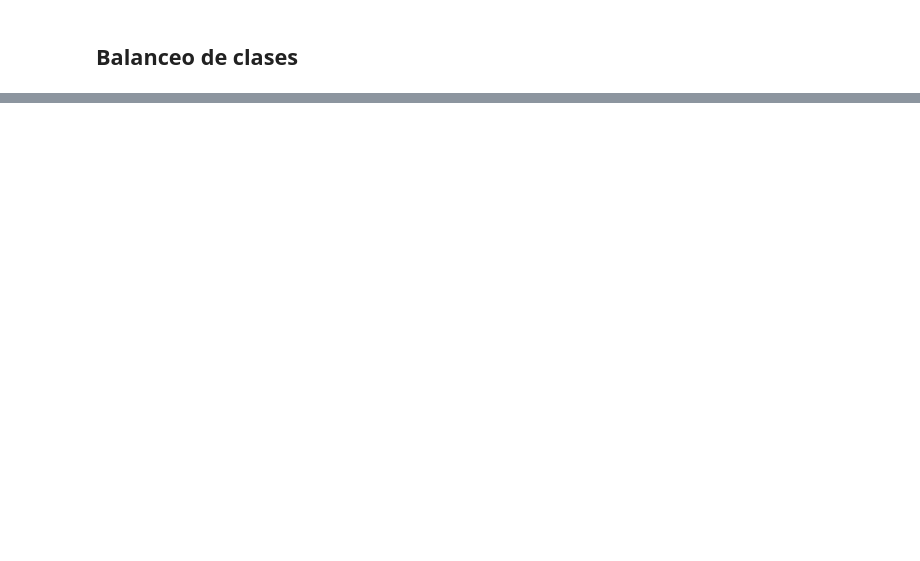
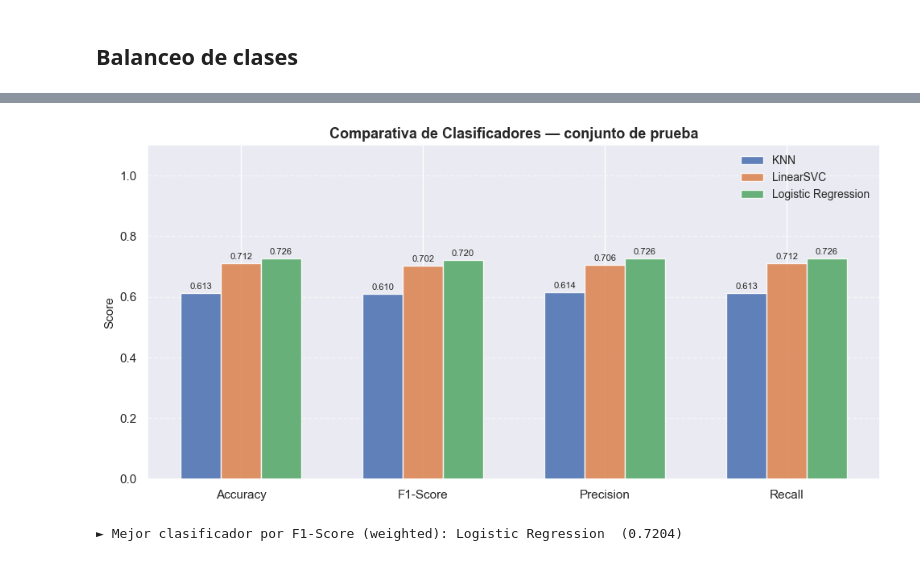
Before and after one commit to OCCA2000/Asignador, a Jupyter notebook: Data/EDA_Categorizacion_Incidentes.ipynb, the cells around one changed output, grey strips where cells are left out. Saved outputs shown, nothing was run; the diff lists cells and outputs as text; code cells hidden in the pictures; blank space fills up the shorter version.

```diff
--- a/Data/EDA_Categorizacion_Incidentes.ipynb
+++ b/Data/EDA_Categorizacion_Incidentes.ipynb
@@ -211,13 +176,12 @@ def normalizar_texto(texto):
     if pd.isnull(texto):
         return "sin_clasificar"
     texto = str(texto).strip().lower()
+    # unicodedata elimina tildes → los replace manuales son innecesarios pero no dañan
     texto = unicodedata.normalize('NFKD', texto).encode('ascii', 'ignore').decode('utf-8')
-    texto = re.sub(r'\\s+', ' ', texto)
-    texto = texto.replace('á', 'a').replace('é', 'e').replace('í', 'i').replace('ó', 'o').replace('ú', 'u')
-    texto = texto.replace('ñ', 'n')
+    texto = re.sub(r'\s+', ' ', texto)
     texto = texto.replace('.', '')
     texto = texto.replace('/', '-')
-    texto = texto.replace('  ', ' ')
+    texto = texto.strip()
     return texto
 
 df['Clasificación'] = df['Clasificación'].apply(normalizar_texto)
@@ -412,8 +376,8 @@ def limpiar_texto(texto):
         return ""
     texto = str(texto).lower()
     texto = unicodedata.normalize('NFKD', texto).encode('ascii', 'ignore').decode('utf-8')
-    texto = re.sub(r'[^a-zA-Z0-9\\s]', ' ', texto)  # Solo letras, números y espacios
-    texto = re.sub(r'\\s+', ' ', texto).strip()
+    texto = re.sub(r'[^a-zA-Z0-9\s]', ' ', texto)   # ✓ BUG CORREGIDO: era r'[^a-zA-Z0-9\\s]'
+    texto = re.sub(r'\s+', ' ', texto).strip()        # ✓ BUG CORREGIDO: era r'\\s+'
     return texto
 
 df['texto_unificado'] = df['texto_unificado'].apply(limpiar_texto)
@@ -832,0 +654,66 @@ else:
+# %%
+from sklearn.svm import LinearSVC
+from sklearn.linear_model import LogisticRegression
+from sklearn.metrics import accuracy_score, f1_score, precision_score, recall_score
+import matplotlib.pyplot as plt
+import numpy as np
+
+# ── Definición de clasificadores ─────────────────────────────────────────────
+modelos = {
+    'KNN': knn_final,
+    'LinearSVC': LinearSVC(max_iter=3000, random_state=42),
+    'Logistic Regression': LogisticRegression(max_iter=2000, random_state=42, C=1.0, solver='lbfgs')
+}
+
+# ── Entrenamiento (solo los nuevos), evaluación y guardado de predicciones ────
+resultados = []
+predicciones_modelos = {}
+for nombre, modelo in modelos.items():
+    if nombre != 'KNN':
+        modelo.fit(X_train_balanced, y_train_balanced)
+    y_pred_m = modelo.predict(X_test)
+    predicciones_modelos[nombre] = y_pred_m
+    resultados.append({
+        'Modelo': nombre,
+        'Accuracy':  accuracy_score(y_test, y_pred_m),
+        'F1-Score':  f1_score(y_test, y_pred_m, average='weighted', zero_division=0),
+        'Precision': precision_score(y_test, y_pred_m, average='weighted', zero_division=0),
+        'Recall':    recall_score(y_test, y_pred_m, average='weighted', zero_division=0)
+    })
+
+df_resultados = pd.DataFrame(resultados).set_index('Modelo')
+
+# ── Tabla de métricas ─────────────────────────────────────────────────────────
+print("=== Métricas comparativas (conjunto de prueba) ===\n")
+print(df_resultados.round(4).to_string())
+
+# ── Gráfico de barras comparativo ─────────────────────────────────────────────
+metricas = ['Accuracy', 'F1-Score', 'Precision', 'Recall']
+x = np.arange(len(metricas))
+ancho = 0.22
+colores = ['#4C72B0', '#DD8452', '#55A868']
+
+fig, ax = plt.subplots(figsize=(10, 5))
+for i, (nombre, row) in enumerate(df_resultados.iterrows()):
+    valores = [row[m] for m in metricas]
+    barras = ax.bar(x + i * ancho, valores, ancho, label=nombre, color=colores[i], alpha=0.88)
+    for barra, val in zip(barras, valores):
+        ax.text(barra.get_x() + barra.get_width() / 2,
+                barra.get_height() + 0.008,
+                f'{val:.3f}', ha='center', va='bottom', fontsize=8)
+
+ax.set_xticks(x + ancho)
+ax.set_xticklabels(metricas, fontsize=11)
+ax.set_ylim(0, 1.10)
+ax.set_ylabel('Score', fontsize=11)
+ax.set_title('Comparativa de Clasificadores — conjunto de prueba', fontsize=13, fontweight='bold')
+ax.legend(loc='upper right', fontsize=10)
+ax.grid(axis='y', linestyle='--', alpha=0.5)
+plt.tight_layout()
+plt.show()
+
+# ── Mejor modelo ──────────────────────────────────────────────────────────────
+mejor = df_resultados['F1-Score'].idxmax()
+print(f"\n► Mejor clasificador por F1-Score (weighted): {mejor}  "
+      f"({df_resultados.loc[mejor, 'F1-Score']:.4f})")
+# %% [output]
@@ -832,0 +727,2 @@ else:
+[figure, added]
+► Mejor clasificador por F1-Score (weighted): Logistic Regression  (0.7204)
```
Also changed, not shown: parts of 23 cells of this notebook.
